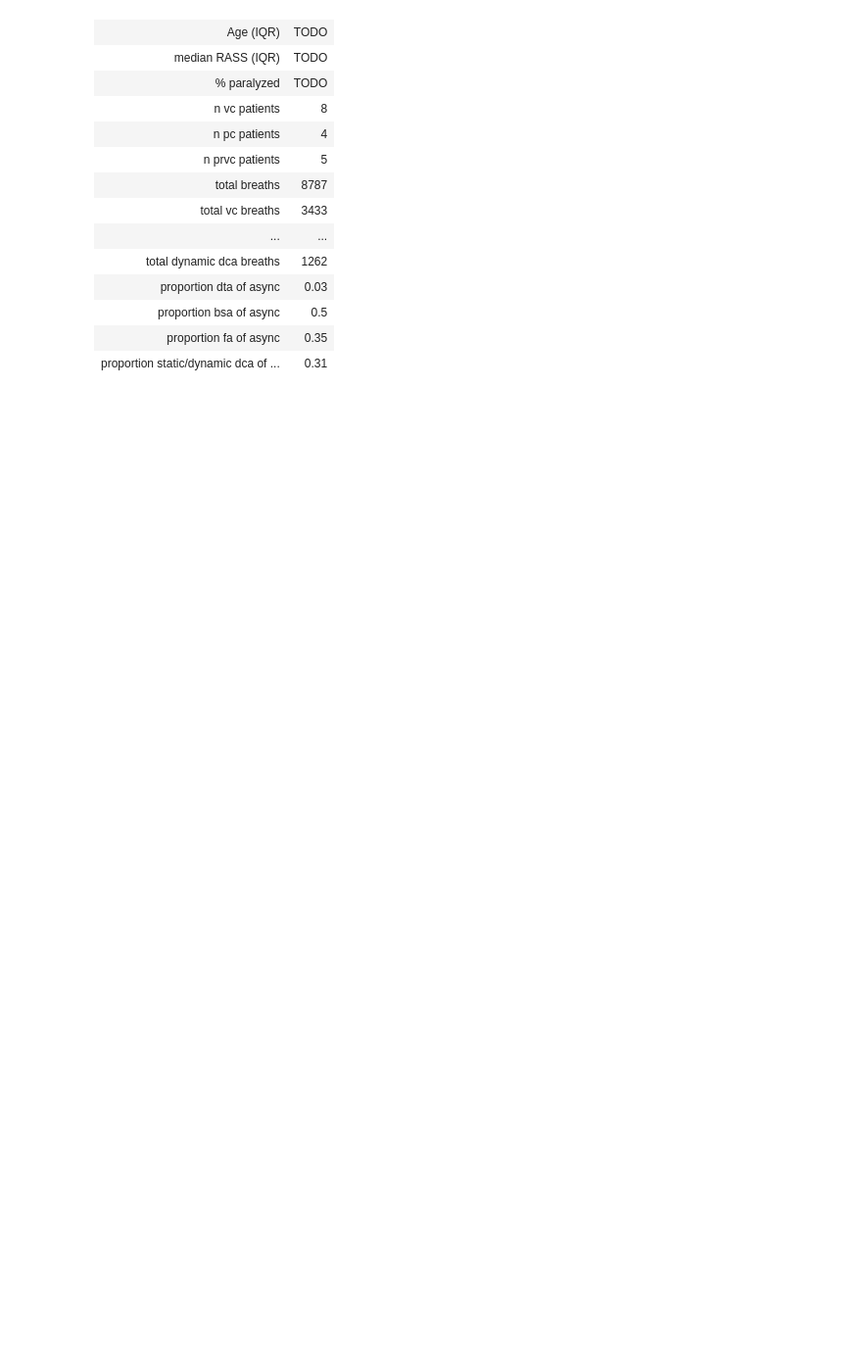
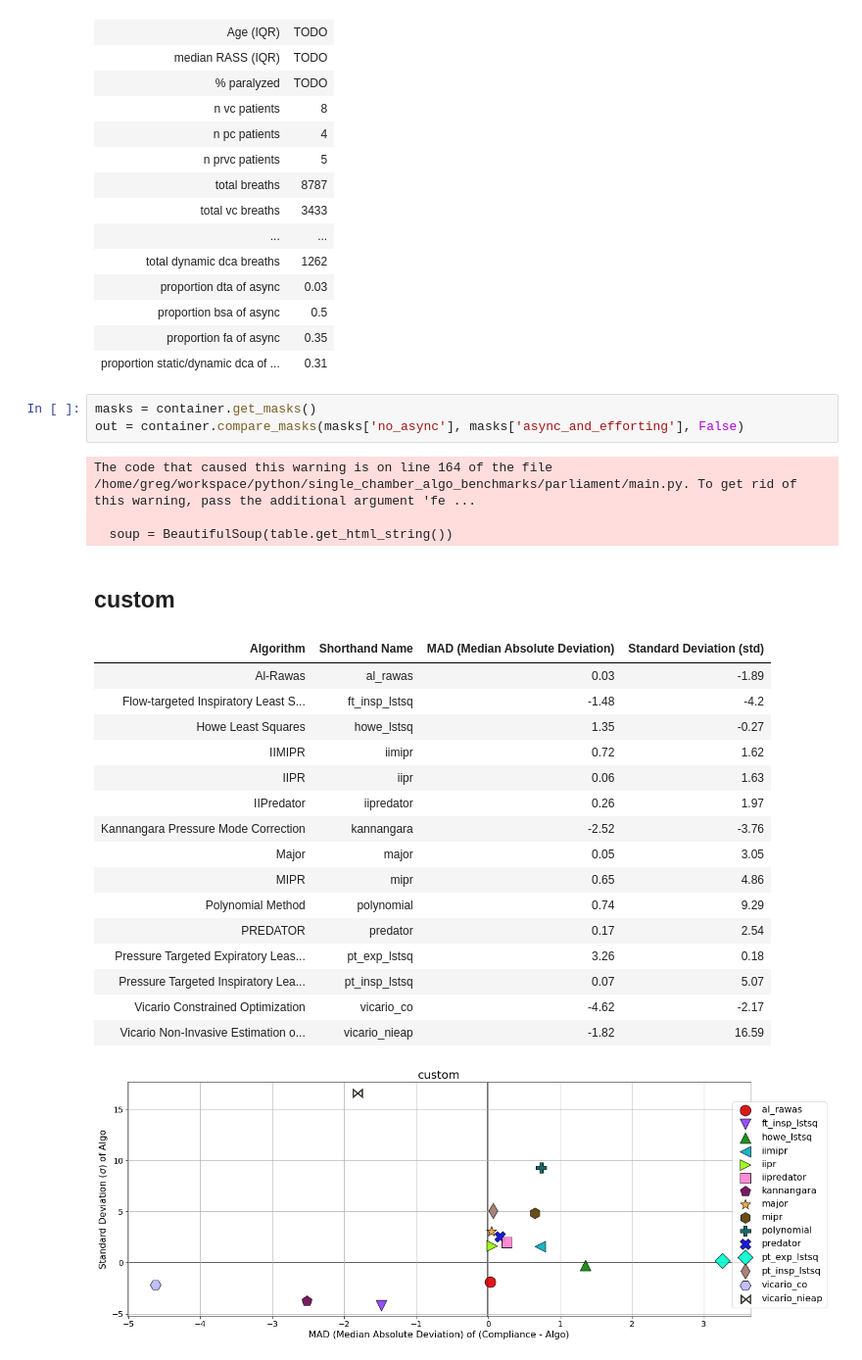
Before and after one commit to hahnicity/ventparliament, a Jupyter notebook: parliament/experiments.ipynb, the cells around one changed output. Shown at 98% size. Saved outputs shown, nothing was run; the diff lists cells and outputs as text; blank space fills up the shorter version.

```diff
--- a/parliament/experiments.ipynb
+++ b/parliament/experiments.ipynb
@@ -45,5 +45,30 @@ Data Descriptive Statistics
 | proportion bsa of async | 0.5 |
 | proportion fa of async | 0.35 |
 | proportion static/dynamic dca of ... | 0.31 |
+# %%
+masks = container.get_masks()
+out = container.compare_masks(masks['no_async'], masks['async_and_efforting'], False)
+# %% [output]
+The code that caused this warning is on line 164 of the file /home/greg/workspace/python/single_chamber_algo_benchmarks/parliament/main.py. To get rid of this warning, pass the additional argument 'fe ...
+
+  soup = BeautifulSoup(table.get_html_string())
+custom
+| Algorithm | Shorthand Name | MAD (Median Absolute Deviation) | Standard Deviation (std) |
+| Al-Rawas | al_rawas | 0.03 | -1.89 |
+| Flow-targeted Inspiratory Least S... | ft_insp_lstsq | -1.48 | -4.2 |
+| Howe Least Squares | howe_lstsq | 1.35 | -0.27 |
+| IIMIPR | iimipr | 0.72 | 1.62 |
+| IIPR | iipr | 0.06 | 1.63 |
+| IIPredator | iipredator | 0.26 | 1.97 |
+| Kannangara Pressure Mode Correction | kannangara | -2.52 | -3.76 |
+| Major | major | 0.05 | 3.05 |
+| MIPR | mipr | 0.65 | 4.86 |
+| Polynomial Method | polynomial | 0.74 | 9.29 |
+| PREDATOR | predator | 0.17 | 2.54 |
+| Pressure Targeted Expiratory Leas... | pt_exp_lstsq | 3.26 | 0.18 |
+| Pressure Targeted Inspiratory Lea... | pt_insp_lstsq | 0.07 | 5.07 |
+| Vicario Constrained Optimization | vicario_co | -4.62 | -2.17 |
+| Vicario Non-Invasive Estimation o... | vicario_nieap | -1.82 | 16.59 |
+[figure, added]
 # %%
 masks = container.get_masks()
```
Also changed, not shown: parts of 2 cells of this notebook, 1 other file.
